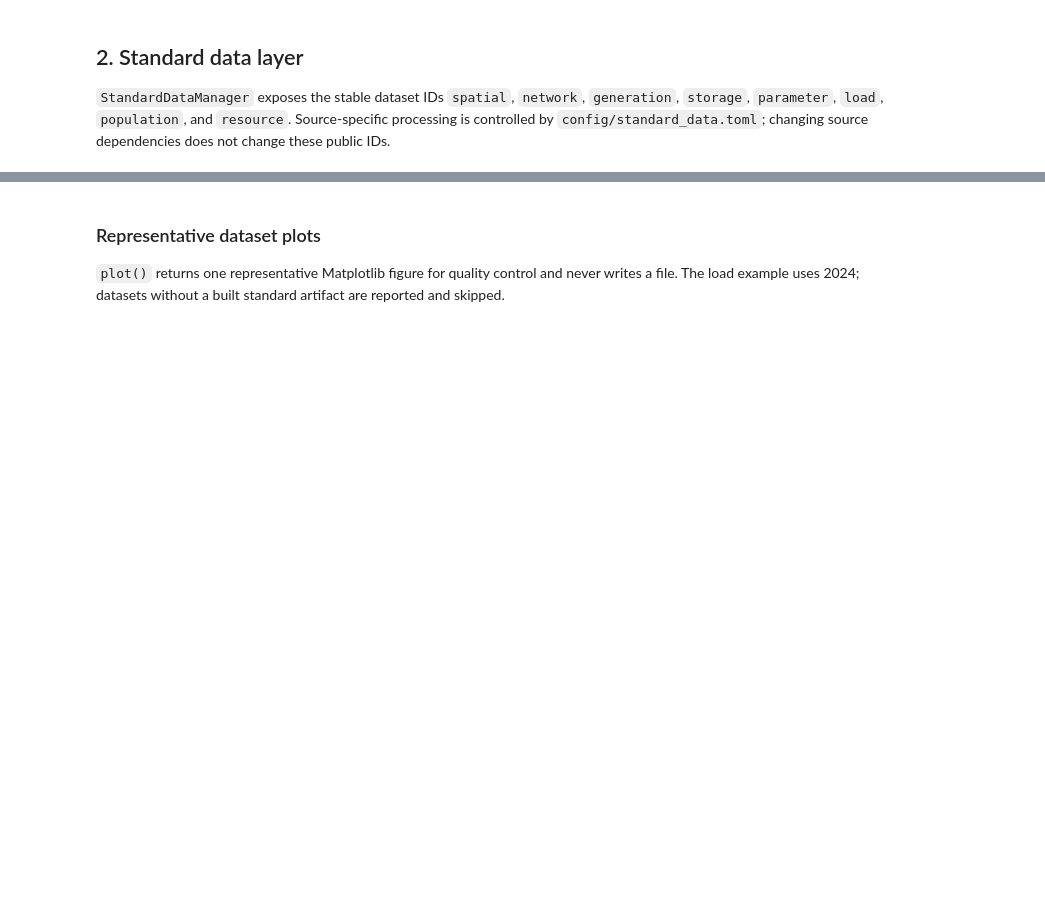
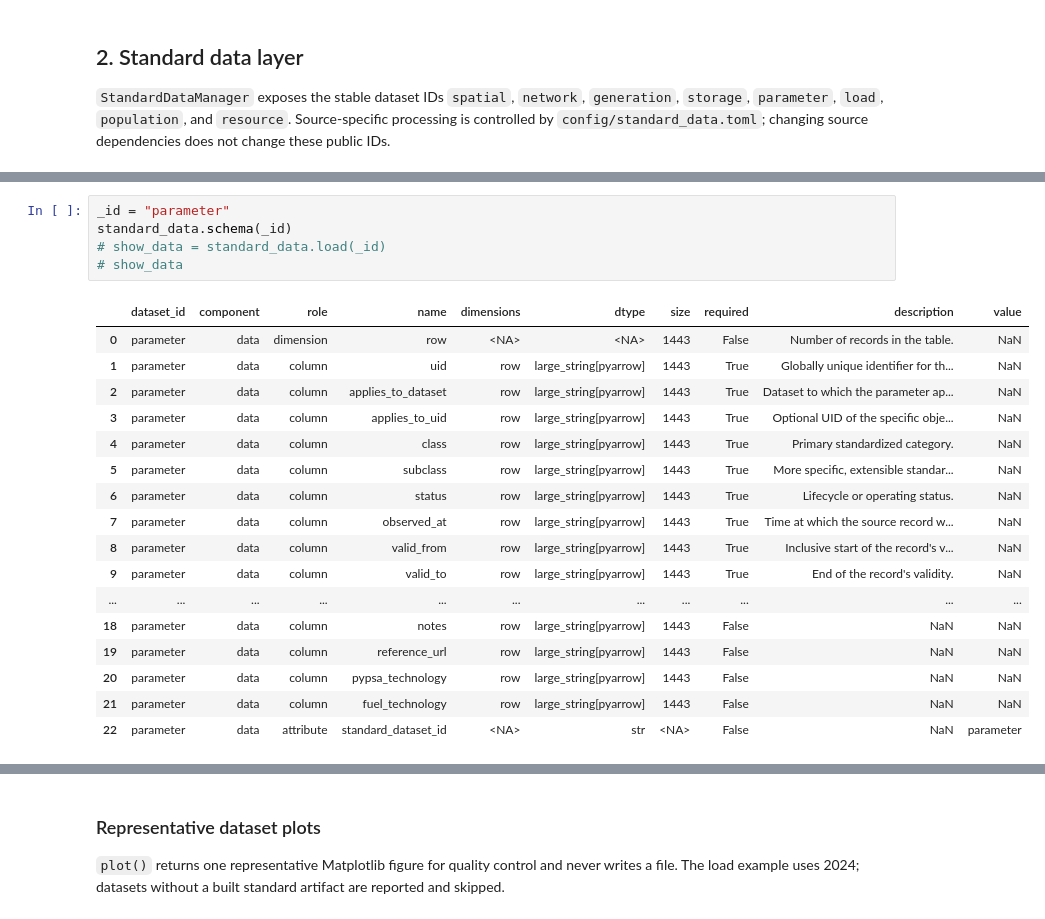
Before and after one commit to yibaoj/GridX, a Jupyter notebook: test_layers.ipynb, the cells around one changed output, grey strips where cells are left out. Saved outputs shown, nothing was run; the diff lists cells and outputs as text; blank space fills up the shorter version.

```diff
--- a/test_layers.ipynb
+++ b/test_layers.ipynb
@@ -77,6 +77,29 @@ display(standard_data.check())
 | load | load | (provincial_hourly_load,) | True | provincial_hourly_load:available | (/Users/jiang/Documents/Codex/nat... | True |
 | population | population | (worldpop_population,) | True | worldpop_population:available | (/Users/jiang/Documents/Codex/nat... | True |
 | resource | resource | (era5_china_2024,) | False | era5_china_2024:credentials_required | (/Users/jiang/Documents/Codex/nat... | False |
+# %%
+_id = "parameter"
+standard_data.schema(_id)
+# show_data = standard_data.load(_id)
+# show_data
+# %% [output]
+|  | dataset_id | component | role | name | dimensions | dtype | size | required | description | value |
+| 0 | parameter | data | dimension | row | <NA> | <NA> | 1443 | False | Number of records in the table. | NaN |
+| 1 | parameter | data | column | uid | row | large_string[pyarrow] | 1443 | True | Globally unique identifier for th... | NaN |
+| 2 | parameter | data | column | applies_to_dataset | row | large_string[pyarrow] | 1443 | True | Dataset to which the parameter ap... | NaN |
+| 3 | parameter | data | column | applies_to_uid | row | large_string[pyarrow] | 1443 | True | Optional UID of the specific obje... | NaN |
+| 4 | parameter | data | column | class | row | large_string[pyarrow] | 1443 | True | Primary standardized category. | NaN |
+| 5 | parameter | data | column | subclass | row | large_string[pyarrow] | 1443 | True | More specific, extensible standar... | NaN |
+| 6 | parameter | data | column | status | row | large_string[pyarrow] | 1443 | True | Lifecycle or operating status. | NaN |
+| 7 | parameter | data | column | observed_at | row | large_string[pyarrow] | 1443 | True | Time at which the source record w... | NaN |
+| 8 | parameter | data | column | valid_from | row | large_string[pyarrow] | 1443 | True | Inclusive start of the record's v... | NaN |
+| 9 | parameter | data | column | valid_to | row | large_string[pyarrow] | 1443 | True | End of the record's validity. | NaN |
+| ... | ... | ... | ... | ... | ... | ... | ... | ... | ... | ... |
+| 18 | parameter | data | column | notes | row | large_string[pyarrow] | 1443 | False | NaN | NaN |
+| 19 | parameter | data | column | reference_url | row | large_string[pyarrow] | 1443 | False | NaN | NaN |
+| 20 | parameter | data | column | pypsa_technology | row | large_string[pyarrow] | 1443 | False | NaN | NaN |
+| 21 | parameter | data | column | fuel_technology | row | large_string[pyarrow] | 1443 | False | NaN | NaN |
+| 22 | parameter | data | attribute | standard_dataset_id | <NA> | str | <NA> | False | NaN | parameter |
 # %%
 # build() regenerates a dataset; load() reads an existing standard artifact.
 generation = standard_data.load("generation")
```
Also changed, not shown: parts of 5 cells of this notebook, 22 other files.
